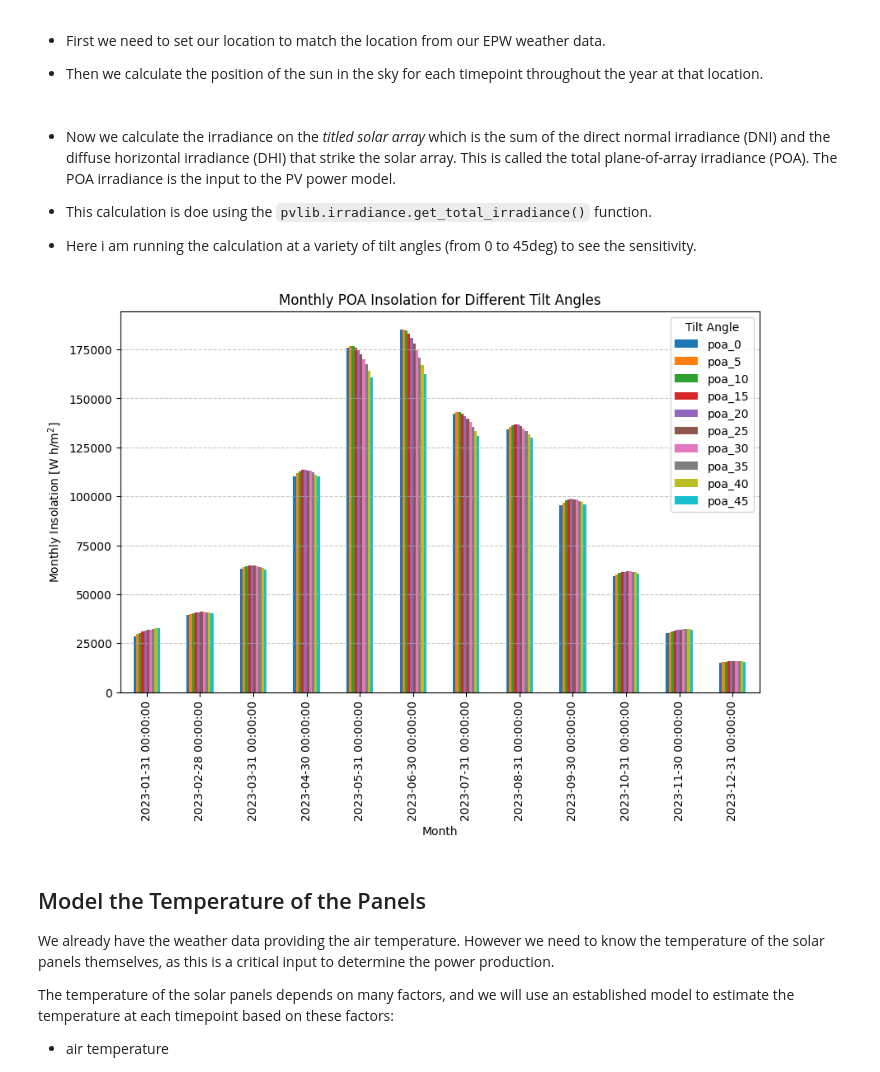
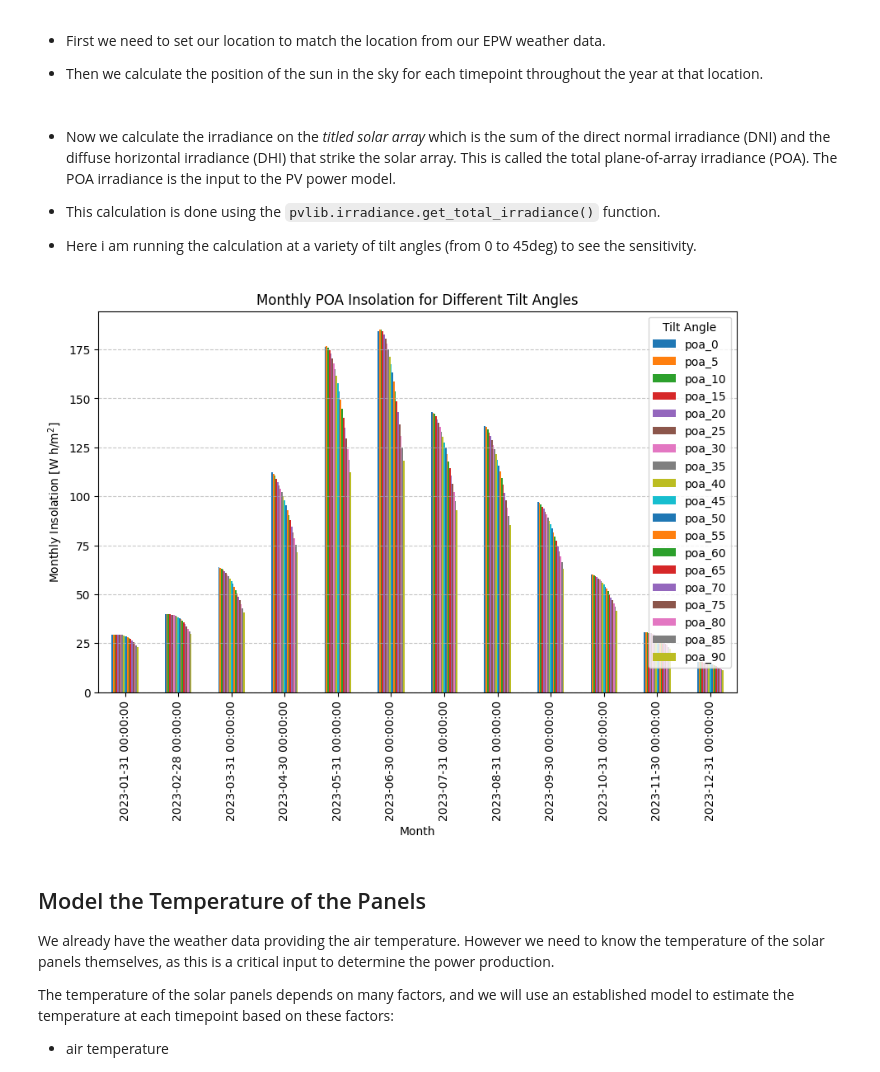
Before and after one commit to josephbenjamin/solar-model, a Jupyter notebook: solar-modelling.ipynb, the cells around one changed output. Saved outputs shown, nothing was run; the diff lists cells and outputs as text; code cells hidden in the pictures.

```diff
--- a/solar-modelling.ipynb
+++ b/solar-modelling.ipynb
@@ -335,27 +401,27 @@ except:
 - Then we calculate the position of the sun in the sky for each timepoint throughout the year at that location.
 # %%
 # make a Location object corresponding to this TMY
-location = pvlib.location.Location(latitude=metadata['latitude'],
-                                   longitude=metadata['longitude'])
+location = pvlib.location.Location(latitude=51.483,
+                                   longitude=-1.718)
 
 # shift timestamps if necessary from the TMY file to match the solar position calculations
-times = df.index - pd.Timedelta('49min')
+times = df.index + pd.Timedelta('11min')
 solar_position = location.get_solarposition(times)
-solar_position.index += pd.Timedelta('49min') # but remember to shift the index back to line up with the TMY data:
+solar_position.index -= pd.Timedelta('11min') # but remember to shift the index back to line up with the TMY data:
 # %% [markdown]
 - Now we calculate the irradiance on the *titled solar array* which is the sum of the direct normal irradiance (DNI) and the diffuse horizontal irradiance (DHI) that strike the solar array. This is called the total plane-of-array irradiance (POA). The POA irradiance is the input to the PV power model.
 
-- This calculation is doe using the `pvlib.irradiance.get_total_irradiance()` function.
+- This calculation is done using the `pvlib.irradiance.get_total_irradiance()` function.
 
 - Here i am running the calculation at a variety of tilt angles (from 0 to 45deg) to see the sensitivity.
 # %%
 poas = {}  # Use a dictionary to store DataFrames for each tilt angle
 
-for tilt in [0, 5, 10, 15, 20, 25, 30, 35, 40, 45]:
+for tilt in [0, 5, 10, 15, 20, 25, 30, 35, 40, 45, 50, 55, 60, 65, 70, 75, 80, 85, 90]:
     # Calculate the total irradiance for the given tilt angle
     poa = pvlib.irradiance.get_total_irradiance(
         surface_tilt=tilt,  # Tilt angle
-        surface_azimuth=90,  # Facing South
+        surface_azimuth=270,  # Facing South
         dni=df['DNI'],
         ghi=df['GHI'],
         dhi=df['DHI'],
@@ -371,17 +437,17 @@ for tilt in [0, 5, 10, 15, 20, 25, 30, 35, 40, 45]:
 # %%
 # Create a DataFrame with POA global values for all tilt angles in the dictionary
 df_tilts = pd.DataFrame({f'poa_{tilt}': poas[tilt]['poa_global'] for tilt in poas})
 
 # Resample the data to monthly sums
-df_monthly = df_tilts.resample('M').sum()
+df_monthly = df_tilts.resample('ME').sum() / 1000 # Convert to kWh/m²
 
 # Plot the monthly insolation as a bar chart
 df_monthly.plot.bar(figsize=(10, 6))
 plt.ylabel('Monthly Insolation [W h/m$^2$]')
 plt.title('Monthly POA Insolation for Different Tilt Angles')
 plt.xlabel('Month')
 plt.legend(title='Tilt Angle')
 plt.grid(axis='y', linestyle='--', alpha=0.7)
 plt.show()
 # %% [output]
-[figure, old version]
+[figure, new version]
```
Also changed, not shown: parts of 23 cells of this notebook, 1 other file.
